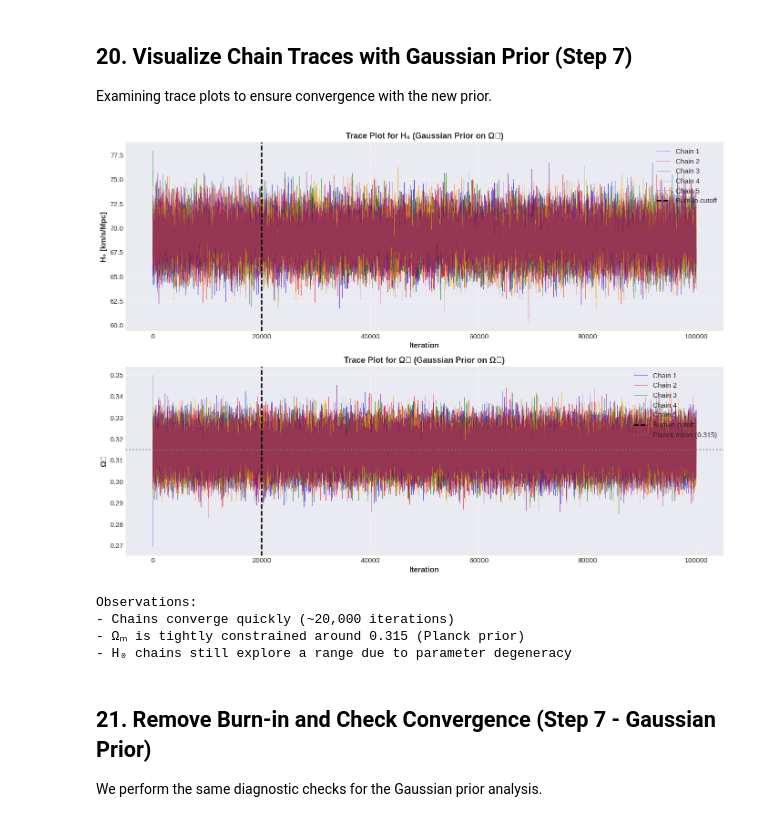
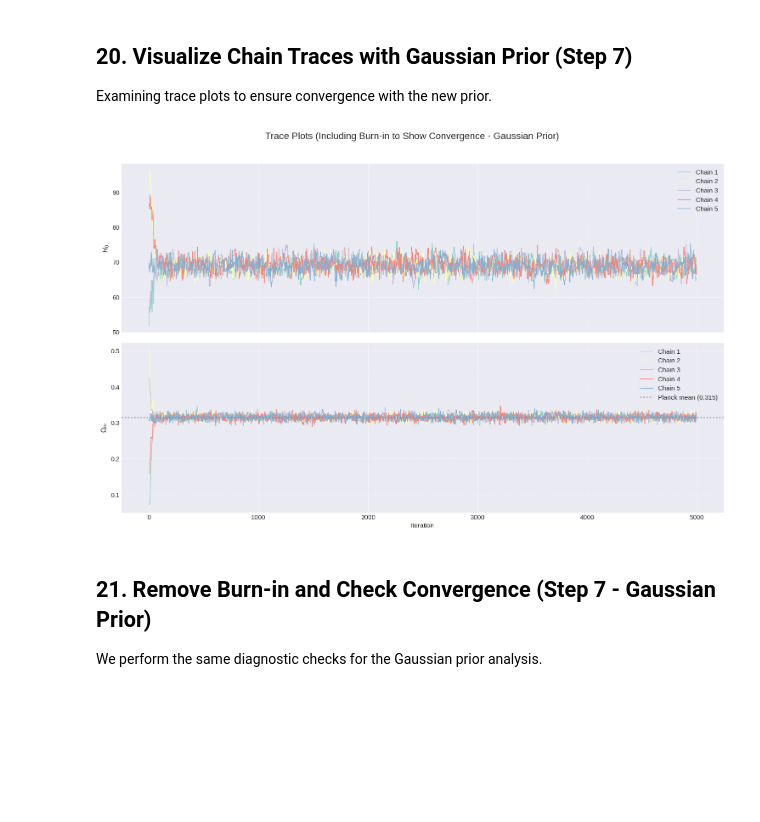
Before and after one commit to andresgordoortiz/carmen_assignment, a Jupyter notebook: bayesian_cosmology_assignment.ipynb, the cells around one changed output. Cells and saved outputs as stored; diff of their text form; code cells hidden in the pictures; blank space fills up the shorter version.

```diff
--- a/bayesian_cosmology_assignment.ipynb
+++ b/bayesian_cosmology_assignment.ipynb
@@ -649,10 +643,10 @@ The **acceptance rate** indicates what fraction of proposed steps were accepted.
 # %%
 print("Acceptance rates for each chain (Uniform Prior):")
 print("-" * 50)
-for i, acc_rate in enumerate(acceptance_rates_uniform):
+for i, acc_rate in enumerate(acceptance_rates):
     print(f"Chain {i+1}: {acc_rate:.1%}")
 
-mean_acc_rate = np.mean(acceptance_rates_uniform)
+mean_acc_rate = np.mean(acceptance_rates)
 print("-" * 50)
 print(f"Mean acceptance rate: {mean_acc_rate:.1%}")
 print("\nInterpretation:")
@@ -1038,8 +1044,8 @@ We now draw **random samples from the posterior** and plot the corresponding H(z
 # %%
 # Draw random samples from posterior
 n_samples_to_plot = 200
-random_indices = np.random.choice(len(combined_chain_uniform), n_samples_to_plot, replace=False)
-posterior_samples = combined_chain_uniform[random_indices]
+random_indices = np.random.choice(len(combined_chain), n_samples_to_plot, replace=False)
+posterior_samples = combined_chain[random_indices]
 
 # Create plot
 plt.figure(figsize=(12, 7))
@@ -1139,44 +1142,35 @@ Running chains...
 
 Examining trace plots to ensure convergence with the new prior.
 # %%
-fig, axes = plt.subplots(2, 1, figsize=(14, 10))
+# To demonstrate convergence with Gaussian prior, we plot the first `burn_in_for_plot` steps
+# of each chain. This allows us to see how the Gaussian prior on Ωₘ affects the convergence.
 
-# Plot H0 traces
-ax = axes[0]
-for i, chain in enumerate(chains_gaussian):
-    ax.plot(chain[:, 0], alpha=0.6, color=colors[i], linewidth=0.5, label=f'Chain {i+1}')
-ax.axvline(20000, color='black', linestyle='--', linewidth=2, label='Burn-in cutoff')
-ax.set_xlabel('Iteration', fontsize=12, fontweight='bold')
-ax.set_ylabel('H₀ [km/s/Mpc]', fontsize=12, fontweight='bold')
-ax.set_title('Trace Plot for H₀ (Gaussian Prior on Ωₘ)', fontsize=13, fontweight='bold')
-ax.legend(loc='upper right')
-ax.grid(True, alpha=0.3)
+fig, (ax1, ax2) = plt.subplots(2, 1, figsize=(15, 10), sharex=True)
+fig.suptitle('Trace Plots (Including Burn-in to Show Convergence - Gaussian Prior)', fontsize=16)
 
-# Plot Omega_m traces
-ax = axes[1]
-for i, chain in enumerate(chains_gaussian):
-    ax.plot(chain[:, 1], alpha=0.6, color=colors[i], linewidth=0.5, label=f'Chain {i+1}')
-ax.axvline(20000, color='black', linestyle='--', linewidth=2, label='Burn-in cutoff')
-ax.axhline(0.315, color='gray', linestyle=':', linewidth=2, alpha=0.7, label='Planck mean (0.315)')
-ax.set_xlabel('Iteration', fontsize=12, fontweight='bold')
-ax.set_ylabel('Ωₘ', fontsize=12, fontweight='bold')
-ax.set_title('Trace Plot for Ωₘ (Gaussian Prior on Ωₘ)', fontsize=13, fontweight='bold')
-ax.legend(loc='upper right')
-ax.grid(True, alpha=0.3)
+# Plotting the first `burn_in_for_plot` iterations for each chain
+for i in range(n_chains):
+    # Plot H0 trace
+    ax1.plot(chains_gaussian[i][:burn_in_for_plot, 0], lw=1, label=f'Chain {i+1}')
+    # Plot Omega_m trace
+    ax2.plot(chains_gaussian[i][:burn_in_for_plot, 1], lw=1, label=f'Chain {i+1}')
 
-plt.tight_layout()
+# Add Planck prior line on Omega_m plot
+ax2.axhline(0.315, color='gray', linestyle=':', linewidth=2, alpha=0.7, label='Planck mean (0.315)')
+
+ax1.set_ylabel('$H_0$')
+ax1.legend(loc='upper right')
+ax1.grid(True, linestyle='--', alpha=0.6)
+
+ax2.set_ylabel('$\\Omega_m$')
+ax2.set_xlabel('Iteration')
+ax2.legend(loc='upper right')
+ax2.grid(True, linestyle='--', alpha=0.6)
+
+plt.tight_layout(rect=[0, 0.03, 1, 0.96])
 plt.show()
-
-print("Observations:")
-print("- Chains converge quickly (~20,000 iterations)")
-print("- Ωₘ is tightly constrained around 0.315 (Planck prior)")
-print("- H₀ chains still explore a range due to parameter degeneracy")
 # %% [output]
-[figure, old version]
+[figure, new version]
-Observations:
-- Chains converge quickly (~20,000 iterations)
-- Ωₘ is tightly constrained around 0.315 (Planck prior)
-- H₀ chains still explore a range due to parameter degeneracy
 # %% [markdown]
 ## 21. Remove Burn-in and Check Convergence (Step 7 - Gaussian Prior)
 
```
Also changed, not shown: parts of 14 cells of this notebook.
